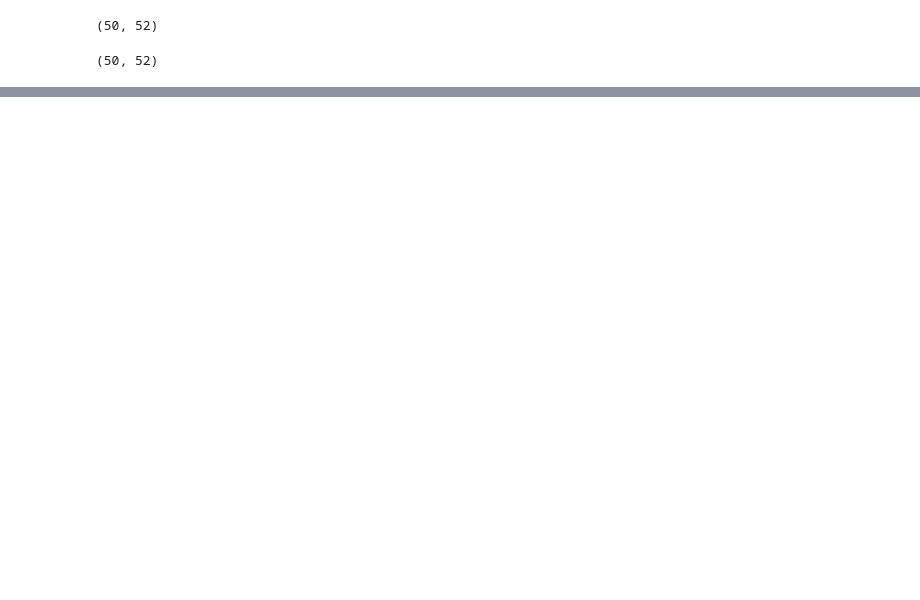
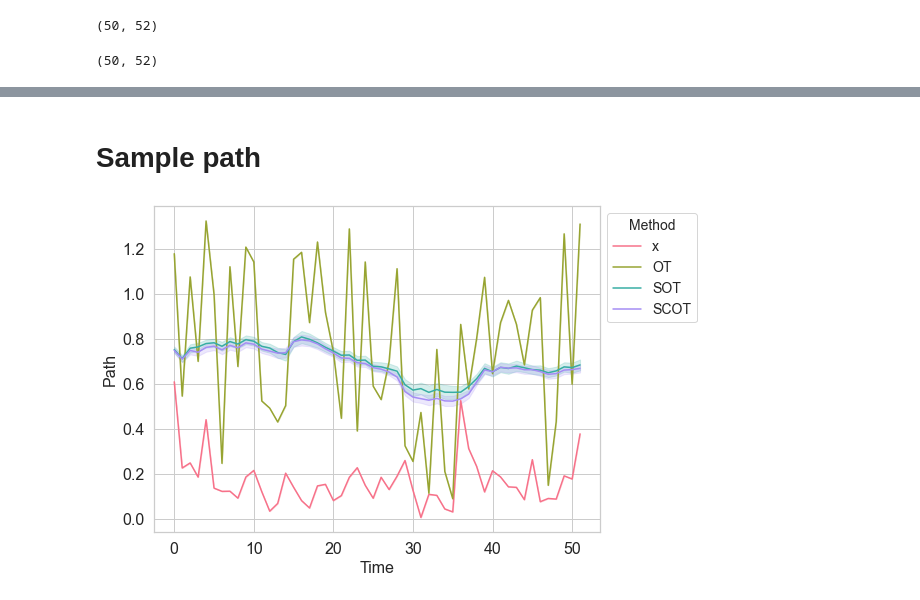
Before and after one commit to hanbingyan/SCOT, a Jupyter notebook: LSTM-Vol.ipynb, the cells around one changed output, grey strips where cells are left out. Cells and saved outputs as stored; diff of their text form; code cells hidden in the pictures; blank space fills up the shorter version.

```diff
--- a/LSTM-Vol.ipynb
+++ b/LSTM-Vol.ipynb
@@ -191,0 +79,27 @@ plt.hist(sot_c[:, -100:].mean(axis=0))
+# %%
+n_ins, n_period = sot_x.shape
+
+df = []
+
+for ins in range(n_ins):
+    val = scot_x[ins, :]
+    df.append(pd.DataFrame({'val':val, 'instance': ins*np.ones(n_period), 'type':['x',]*n_period,
+                            'step': np.arange(n_period)}))
+
+for ins in range(n_ins):
+    val = ot_y[ins, :]
+    df.append(pd.DataFrame({'val':val, 'instance': ins*np.ones(n_period), 'type':['OT',]*n_period,
+                            'step': np.arange(n_period)}))
+
+for ins in range(n_ins):
+    val = sot_y[ins, :]
+    df.append(pd.DataFrame({'val':val, 'instance': ins*np.ones(n_period), 'type':['SOT',]*n_period,
+                            'step': np.arange(n_period)}))
+
+for ins in range(n_ins):
+    val = scot_y[ins, :]
+    df.append(pd.DataFrame({'val':val, 'instance': ins*np.ones(n_period), 'type':['SCOT',]*n_period,
+                            'step': np.arange(n_period)}))
+
+df = pd.concat(df)
+df = df.reset_index(drop=True)
@@ -191,0 +117,15 @@ plt.hist(sot_c[:, -100:].mean(axis=0))
+# %% [markdown]
+# Sample path
+# %%
+# same x batch every time
+plt.figure(figsize=(8,6))
+palette = sns.color_palette("husl", 4)
+g = sns.lineplot(data=df, x='step', y='val', hue='type', palette=palette, ci=90)
+plt.xlabel('Time', fontsize=16)
+plt.ylabel('Path', fontsize=16)
+g.tick_params(axis = 'both', which = 'major', labelsize = 16)
+plt.legend(bbox_to_anchor=(1, 1), title='Method', fontsize=14, title_fontsize=14)
+# plt.show()
+plt.savefig('path.pdf', format='pdf', dpi=1000, bbox_inches='tight', pad_inches=0.1)
+# %% [output]
+[figure, added]
```
Also changed, not shown: parts of 41 cells of this notebook, 28 other files.
